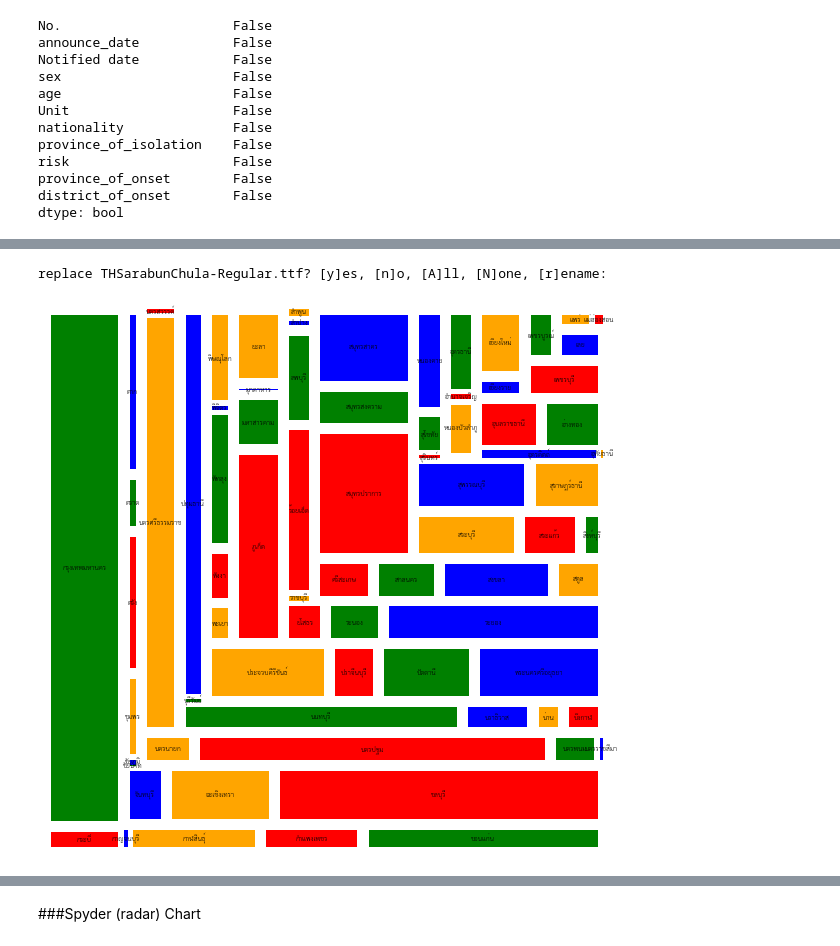
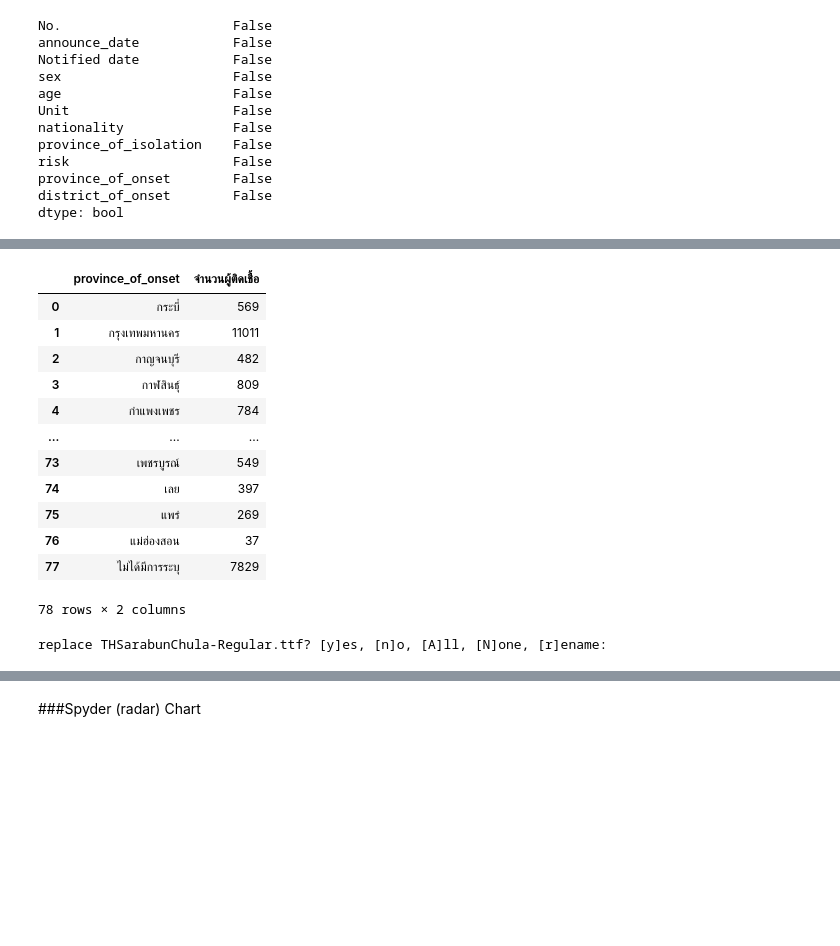
Before and after one commit to 6230204513/data_viz_2022, a Jupyter notebook: DataViz04_Data_Comparison.ipynb, the cells around one changed output, grey strips where cells are left out. Saved outputs shown, nothing was run; the diff lists cells and outputs as text; code cells hidden in the pictures; blank space fills up the shorter version.

```diff
--- a/DataViz04_Data_Comparison.ipynb
+++ b/DataViz04_Data_Comparison.ipynb
@@ -553,3 +575,21 @@ HW_c
+# %%
+# หาจำนวนผู้ป่วยของแต่ละจังหวัด และทำการเปลี่ยนชื่อคอลัมน์เป็น จำนวนผู้ติดชื่อ
+data = sum_HW.groupby('province_of_onset').size().reset_index(name = 'จำนวนผู้ติดเชื้อ')
+data
+# %% [output]
+|  | province_of_onset | จำนวนผู้ติดเชื้อ |
+| 0 | กระบี่ | 569 |
+| 1 | กรุงเทพมหานคร | 11011 |
+| 2 | กาญจนบุรี | 482 |
+| 3 | กาฬสินธุ์ | 809 |
+| 4 | กำแพงเพชร | 784 |
+| ... | ... | ... |
+| 73 | เพชรบูรณ์ | 549 |
+| 74 | เลย | 397 |
+| 75 | แพร่ | 269 |
+| 76 | แม่ฮ่องสอน | 37 |
+| 77 | ไม่ได้มีการระบุ | 7829 |
+78 rows × 2 columns
 # %%
 !wget -q http://www.arts.chula.ac.th/ling/wp-content/uploads/TH-Sarabun_Chula1.1.zip -O font.zip
 !unzip -qj font.zip TH-Sarabun_Chula1.1/THSarabunChula-Regular.ttf
@@ -562,14 +602,3 @@ mpl.font_manager.fontManager.addfont('THSarabunChula-Regular.ttf')
 mpl.rc('font', family='TH Sarabun Chula')
 # %%
 import matplotlib.pyplot as plt
-# %%
-plt.figure(figsize = (10,10))
-labels = ['กระบี่',	'กรุงเทพมหานคร',	'กาญจนบุรี',	'กาฬสินธุ์',	'กำแพงเพชร',	'ขอนแก่น',	'จันทบุรี',	'ฉะเชิงเทรา',	'ชลบุรี',	'ชัยนาท',	'ชัยภูมิ',	'ชุมพร',	'ตรัง',	'ตราด',	'ตาก',	'นครนายก',	'นครปฐม',	'นครพนม',	'นครราชสีมา',	'นครศรีธรรมราช',	'นครสวรรค์',	'นนทบุรี',	'นราธิวาส',	'น่าน',	'บึงกาฬ',	'บุรีรัมย์',	'ปทุมธานี',	'ประจวบคีรีขันธ์',	'ปราจีนบุรี',	'ปัตตานี',	'พระนครศรีอยุธยา',	'พะเยา',	'พังงา',	'พัทลุง',	'พิจิตร',	'พิษณุโลก',	'ภูเก็ต',	'มหาสารคาม',	'มุกดาหาร',	'ยะลา',	'ยโสธร',	'ระนอง',	'ระยอง',	'ราชบุรี',	'ร้อยเอ็ด',	'ลพบุรี',	'ลำปาง',	'ลำพูน',	'ศรีสะเกษ',	'สกลนคร',	'สงขลา',	'สตูล',	'สมุทรปราการ',	'สมุทรสงคราม',	'สมุทรสาคร',	'สระบุรี',	'สระแก้ว',	'สิงห์บุรี',	'สุพรรณบุรี',	'สุราษฎร์ธานี',	'สุรินทร์',	'สุโขทัย',	'หนองคาย',	'หนองบัวลำภู',	'อำนาจเจริญ',	'อุดรธานี',	'อุตรดิตถ์',	'อุทัยธานี',	'อุบลราชธานี',	'อ่างทอง',	'เชียงราย',	'เชียงใหม่',	'เพชรบุรี',	'เพชรบูรณ์',	'เลย',	'แพร่',	'แม่ฮ่องสอน']
-data = [141,	2791,	7,	257, 198,	464,	170,	437,	1323,	1,	6,	103,	169,	67,	197,	121,	805,	112,	8,	1108,	10,	596,	149,	65,	83,	5,	701,	490,	194,	381,	509,	77,	102,	262,	7, 182,	665,	188,	38,	256,	123,	169,	647,	11,	361,	200,	31,	14,	171,	193,	334,	145,	878,	288,	521,	336,	194,	72,	426,	268,	7,	95,	226,	124,	10,	178,	69,	1,	231,	220,	73,	225,	202,	112,	99,	53,	12]
-squarify.plot(data,color=color,label=labels,pad=True)
-plt.axis('off')
-plt.show()
-#แก้ไขภาษา
-#แก้ไขสี
-# %% [output]
-[figure, removed]
```
Also changed, not shown: parts of 10 cells of this notebook.
